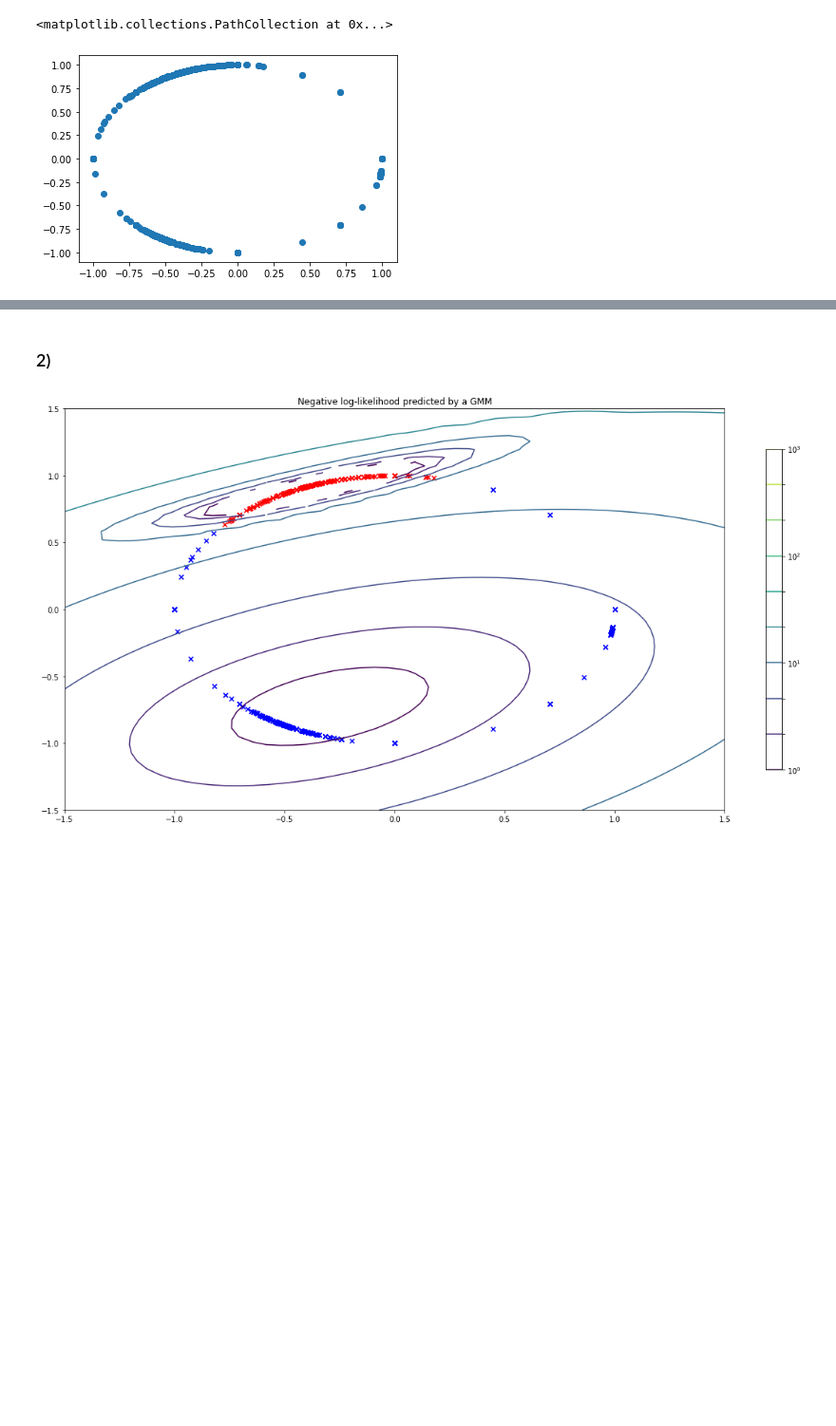
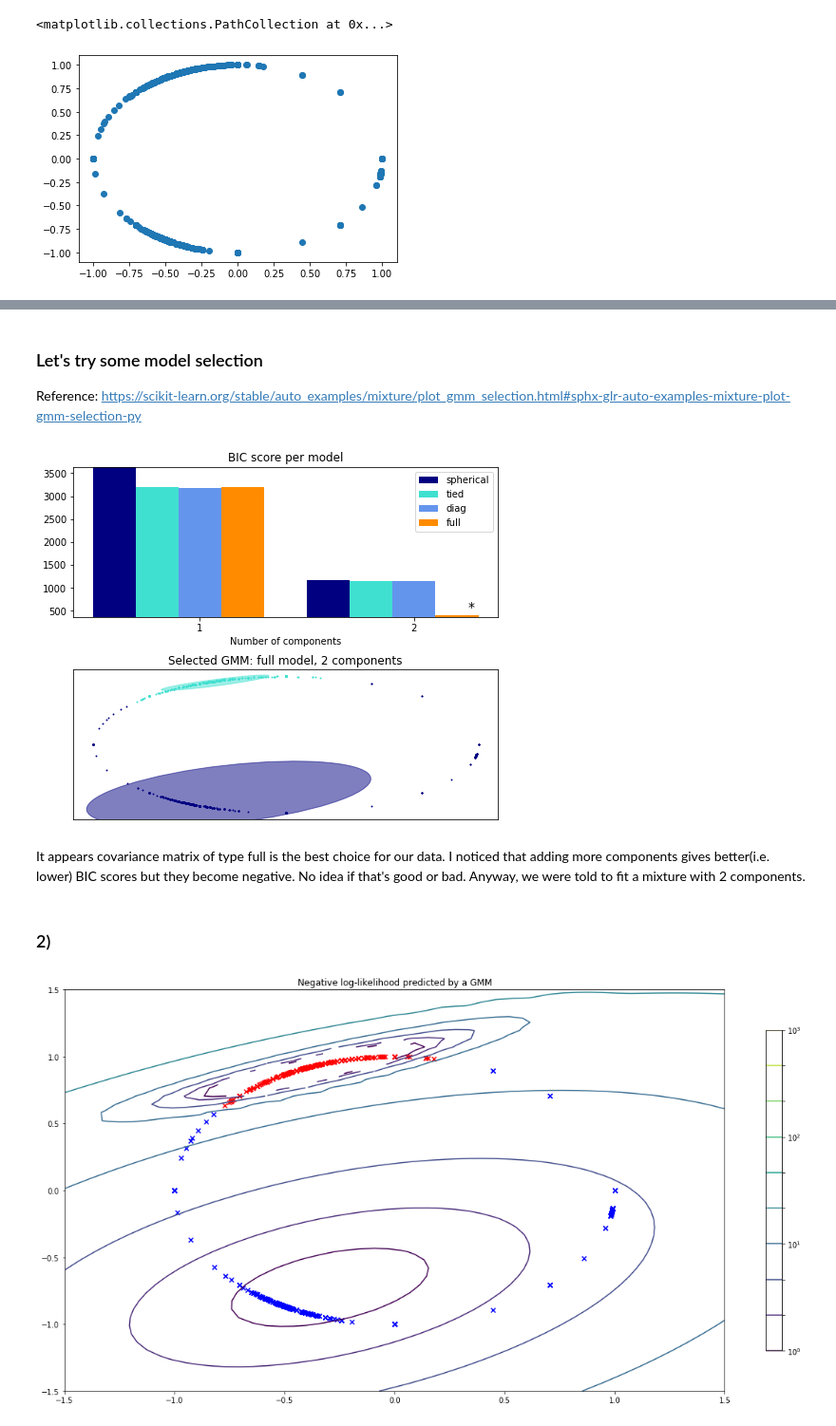
Before and after one commit to siriusted/GMM, a Jupyter notebook: Lab1.ipynb, the cells around one changed output, grey strips where cells are left out. Shown: that part at 95% size. Drawn from its saved outputs; the diff is of its cells as text; code cells hidden in the pictures; blank space fills up the shorter version.

```diff
--- a/Lab1.ipynb
+++ b/Lab1.ipynb
@@ -198,3 +206,80 @@ plt.show()
+# %% [markdown]
+### Let's try some model selection
+Reference: https://scikit-learn.org/stable/auto_examples/mixture/plot_gmm_selection.html#sphx-glr-auto-examples-mixture-plot-gmm-selection-py
+# %%
+import itertools
+
+from scipy import linalg
+import matplotlib as mpl
+
+
+X = np.copy(data2)
+
+lowest_bic = np.infty
+bic = []
+n_components_range = range(1, 3)
+cv_types = ['spherical', 'tied', 'diag', 'full']
+for cv_type in cv_types:
+    for n_components in n_components_range:
+        gmm = GaussianMixture(n_components=n_components, covariance_type=cv_type, n_init=10)
+        gmm.fit(X)
+        bic.append(gmm.bic(X))
+        if bic[-1] < lowest_bic:
+            lowest_bic = bic[-1]
+            best_gmm = gmm
+            best_cv = cv_type
+            best_ncomponents = n_components
+
+bic = np.array(bic)
+color_iter = itertools.cycle(['navy', 'turquoise', 'cornflowerblue', 'darkorange'])
+clf = best_gmm
+bars = []
+
+# Plot the BIC scores
+plt.figure(figsize=(8, 6))
+spl = plt.subplot(2, 1, 1)
+for i, (cv_type, color) in enumerate(zip(cv_types, color_iter)):
+    xpos = np.array(n_components_range) + .2 * (i - 2)
+    bars.append(plt.bar(xpos, bic[i * len(n_components_range):
+                                  (i + 1) * len(n_components_range)],
+                        width=.2, color=color))
+plt.xticks(n_components_range)
+plt.ylim([bic.min() * 1.01 - .01 * bic.max(), bic.max()])
+plt.title('BIC score per model')
+xpos = np.mod(bic.argmin(), len(n_components_range)) + .65 +\
+    .2 * np.floor(bic.argmin() / len(n_components_range))
+plt.text(xpos, bic.min() * 0.97 + .03 * bic.max(), '*', fontsize=14)
+spl.set_xlabel('Number of components')
+spl.legend([b[0] for b in bars], cv_types)
+
+# Plot the winner
+splot = plt.subplot(2, 1, 2)
+Y_ = clf.predict(X)
+for i, (mean, cov, color) in enumerate(zip(clf.means_, clf.covariances_,
+                                           color_iter)):
+    v, w = linalg.eigh(cov)
+    if not np.any(Y_ == i):
+        continue
+    plt.scatter(X[Y_ == i, 0], X[Y_ == i, 1], .8, color=color)
+
+    # Plot an ellipse to show the Gaussian component
+    angle = np.arctan2(w[0][1], w[0][0])
+    angle = 180. * angle / np.pi  # convert to degrees
+    v = 2. * np.sqrt(2.) * np.sqrt(v)
+    ell = mpl.patches.Ellipse(mean, v[0], v[1], 180. + angle, color=color)
+    ell.set_clip_box(splot.bbox)
+    ell.set_alpha(.5)
+    splot.add_artist(ell)
+
+plt.xticks(())
+plt.yticks(())
+plt.title(f'Selected GMM: {best_cv} model, {best_ncomponents} components')
+plt.subplots_adjust(hspace=.35, bottom=.02)
+plt.show()
+# %% [output]
+[figure, added]
+# %% [markdown]
+It appears covariance matrix of type full is the best choice for our data. I noticed that adding more components gives better(i.e. lower) BIC scores but they become negative. No idea if that's good or bad. Anyway, we were told to fit a mixture with 2 components.
 # %% [markdown]
 ### 2)
 # %%
```
Also changed, not shown: parts of 6 cells of this notebook.
